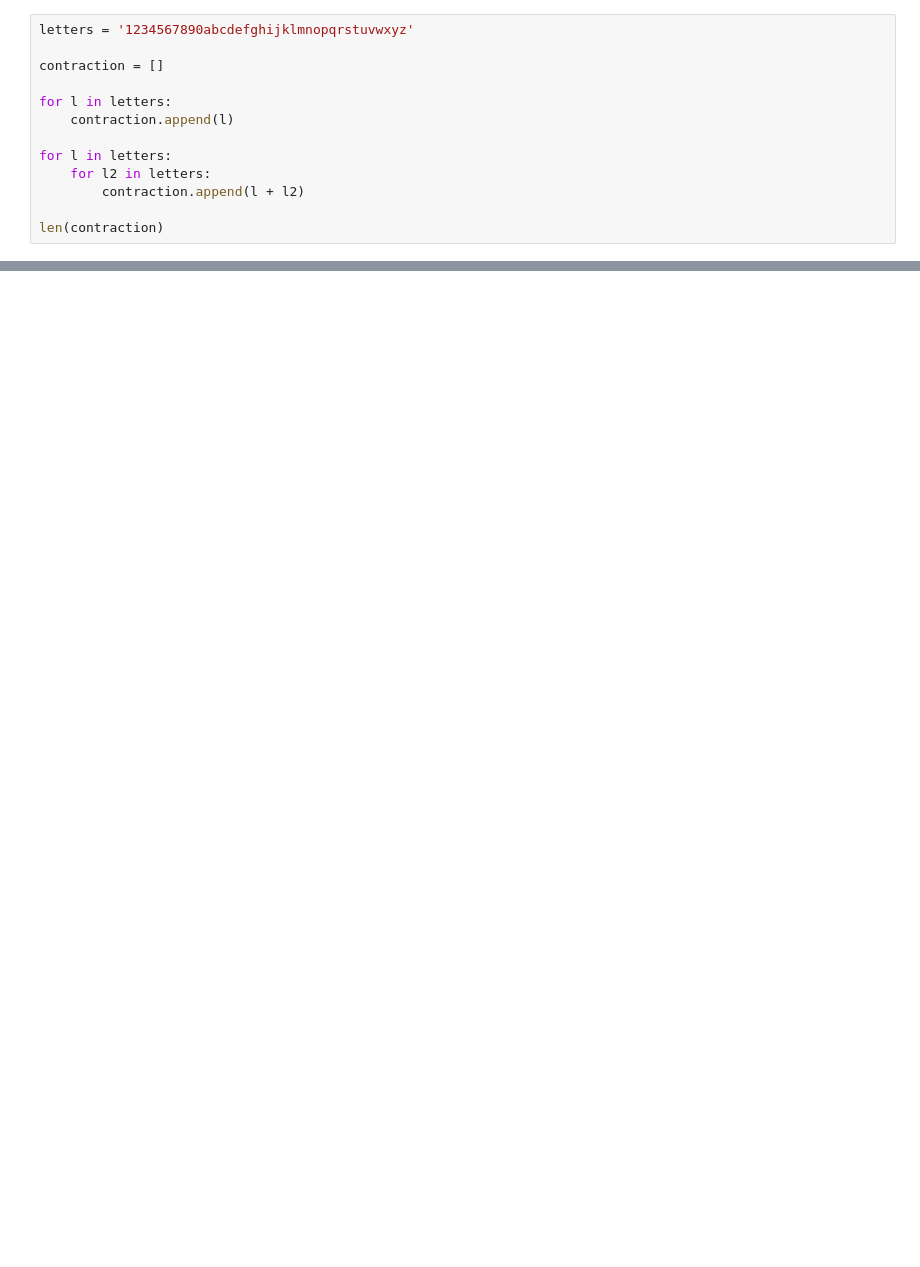
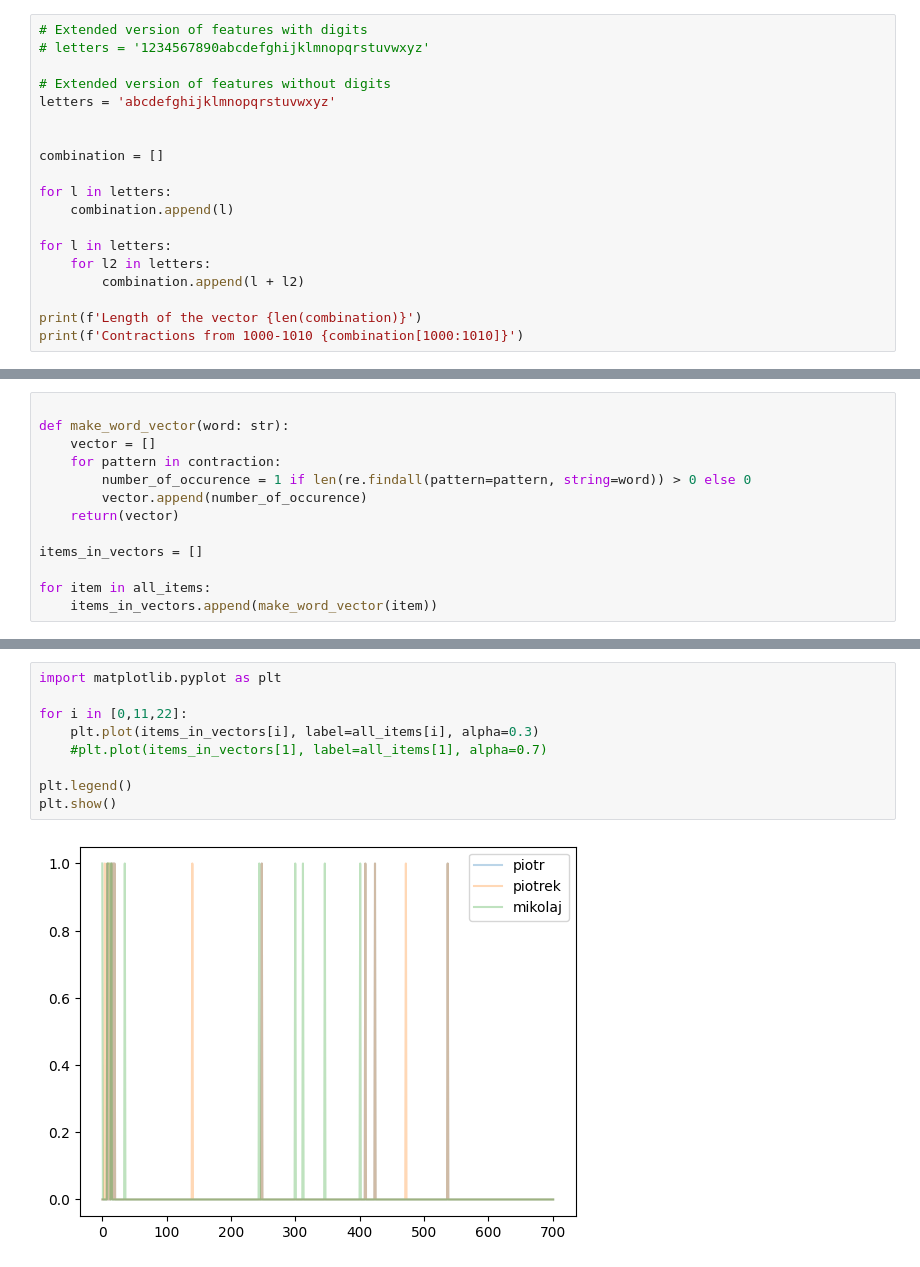
Before and after one commit to piotrkm/Matching, a Jupyter notebook: matching.ipynb, the cells around one changed output, grey strips where cells are left out. Drawn from its saved outputs; the diff is of its cells as text; blank space fills up the shorter version.

```diff
--- a/matching.ipynb
+++ b/matching.ipynb
@@ -44,14 +23,20 @@ infant = [
 # %%
-letters = '1234567890abcdefghijklmnopqrstuvwxyz'
+# Extended version of features with digits
+# letters = '1234567890abcdefghijklmnopqrstuvwxyz'
 
-contraction = []
+# Extended version of features without digits
+letters = 'abcdefghijklmnopqrstuvwxyz'
+
+
+combination = []
 
 for l in letters:
-    contraction.append(l)
+    combination.append(l)
 
 for l in letters:
     for l2 in letters:
-        contraction.append(l + l2)
+        combination.append(l + l2)
 
-len(contraction)
+print(f'Length of the vector {len(combination)}')
+print(f'Contractions from 1000-1010 {combination[1000:1010]}')
 # %% [output]
@@ -78,0 +80,13 @@ contraction
+# %%
+
+def make_word_vector(word: str):
+    vector = []
+    for pattern in contraction:
+        number_of_occurence = 1 if len(re.findall(pattern=pattern, string=word)) > 0 else 0
+        vector.append(number_of_occurence)
+    return(vector)
+
+items_in_vectors = []
+
+for item in all_items:
+    items_in_vectors.append(make_word_vector(item))
@@ -78,0 +95,11 @@ contraction
+# %%
+import matplotlib.pyplot as plt
+
+for i in [0,11,22]:
+    plt.plot(items_in_vectors[i], label=all_items[i], alpha=0.3)
+    #plt.plot(items_in_vectors[1], label=all_items[1], alpha=0.7)
+
+plt.legend()
+plt.show()
+# %% [output]
+[figure, added]
```
Also changed, not shown: parts of 20 cells of this notebook.
